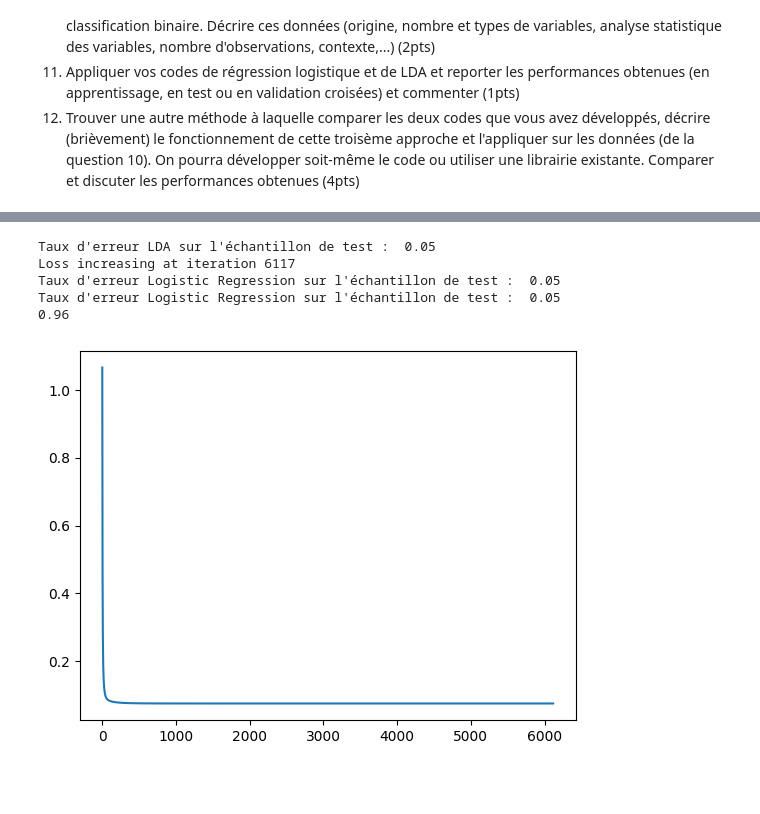
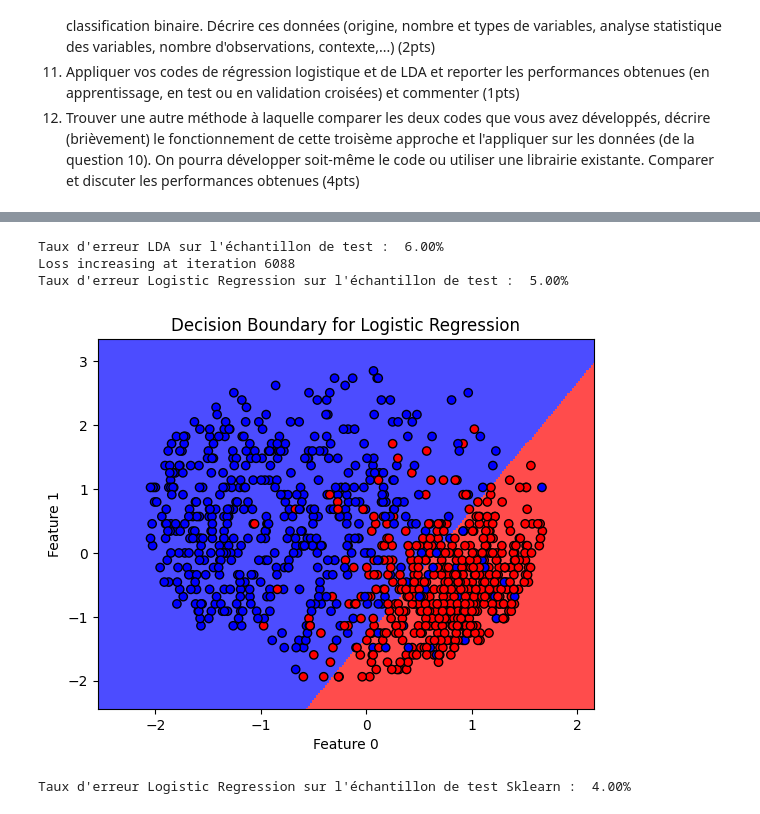
Before and after one commit to hiririri/Project_IntroML, a Jupyter notebook: Proj_IntroML_2023.ipynb, the cells around one changed output, grey strips where cells are left out. Cells and saved outputs as stored; diff of their text form; code cells hidden in the pictures; blank space fills up the shorter version.

```diff
--- a/Proj_IntroML_2023.ipynb
+++ b/Proj_IntroML_2023.ipynb
@@ -403,18 +420,26 @@ Variance du taux d'erreur de la régression logistique :  0.0
 <p>
 9. modifier le code de génération de données (en augmentant le nombre de dimensions et en ajoutant des variables correlées). Comparer le comportement des deux modèles (2pts)      *(on commentera à nouveau la ligne de génération d'outlier pour cette question)*
 # %%
+from math import log
+
+rng = np.random.RandomState(2)
 X, y = sk.datasets.make_classification(n_samples=n, n_features=5, n_redundant=2,
                                        n_informative=2, n_repeated=0, n_clusters_per_class=1, random_state=rng)
 X_train, X_test, y_train, y_test = sk.model_selection.train_test_split( X, y, test_size=.2, random_state=42)
 
+figure = plt.figure()
+cm_bright = ListedColormap(['#FF0000', '#0000FF'])
+plt.scatter(X[:, 0], X[:, 1], c=y, cmap=cm_bright,edgecolors='k')
+
 lda = LinearDiscriminantAnalysis()
 lda.fit(X_train, y_train)
 y_pred_lda = lda.predict(X_test)
-print("Taux d'erreur LDA sur l'échantillon de test : ", np.mean(y_test != y_pred_log.ravel()))
+print("Taux d'erreur LDA sur l'échantillon de test : ", error_rate(y_test,y_pred_lda))
 
 logreg = LogisticRegression()
 logreg.fit(X_train, y_train)
 y_pred_log = logreg.predict(X_test)
-print("Taux d'erreur Logistic Regression sur l'échantillon de test : ", np.mean(y_test != y_pred_log.ravel()))
+print("Taux d'erreur Logistic Regression sur l'échantillon de test : ", error_rate(y_test,y_pred_log))
+logreg.decision_boundary(X, y)
 plt.plot(logreg.loss)
 # %% [output]
@@ -449,38 +499,28 @@ data.head()
 # %%
-from sklearn.preprocessing import StandardScaler
-scaler = StandardScaler()
+from matplotlib.pylab import f
 
-X = data.drop(['Timestamp', 'Clicked on Ad', 'Ad Topic Line', 'Country', 'City'], axis=1)
-y = data['Clicked on Ad']
-
-y = y.to_numpy()
-
-# Normalisation des données
-X = scaler.fit_transform(X)
 
 X_train, X_test, y_train, y_test = sk.model_selection.train_test_split(X, y, test_size=.2, random_state=42)
 
 lda = LinearDiscriminantAnalysis()
 lda.fit(X_train, y_train)
 y_pred_lda = lda.predict(X_test)
-print("Taux d'erreur LDA sur l'échantillon de test : ", np.mean(y_test != y_pred_log.ravel()))
+print("Taux d'erreur LDA sur l'échantillon de test : ", error_rate(y_test,y_pred_lda))
 
 logreg = LogisticRegression()
 logreg.fit(X_train, y_train)
 y_pred_log = logreg.predict(X_test)
-print("Taux d'erreur Logistic Regression sur l'échantillon de test : ", np.mean(y_test != y_pred_log.ravel()))
-plt.plot(logreg.loss)
+print("Taux d'erreur Logistic Regression sur l'échantillon de test : ", error_rate(y_test,y_pred_log))
+logreg.decision_boundary(X, y, feature_pair=(0, 1))
 
 from sklearn import linear_model
 model = linear_model.LogisticRegression()
 model.fit(X_train, y_train)
 y_pred = model.predict(X_test)
-print("Taux d'erreur Logistic Regression sur l'échantillon de test : ", np.mean(y_test != y_pred_log.ravel()))
-print(model.score(X_test, y_test))
+print("Taux d'erreur Logistic Regression sur l'échantillon de test Sklearn : ", error_rate(y_test,y_pred))
 # %% [output]
-Taux d'erreur LDA sur l'échantillon de test :  0.05
-Loss increasing at iteration 6117
-Taux d'erreur Logistic Regression sur l'échantillon de test :  0.05
-Taux d'erreur Logistic Regression sur l'échantillon de test :  0.05
-0.96
+Taux d'erreur LDA sur l'échantillon de test :  6.00%
+Loss increasing at iteration 6088
+Taux d'erreur Logistic Regression sur l'échantillon de test :  5.00%
-[figure, old version]
+[figure, new version]
+Taux d'erreur Logistic Regression sur l'échantillon de test Sklearn :  4.00%
```
Also changed, not shown: parts of 9 cells of this notebook.
